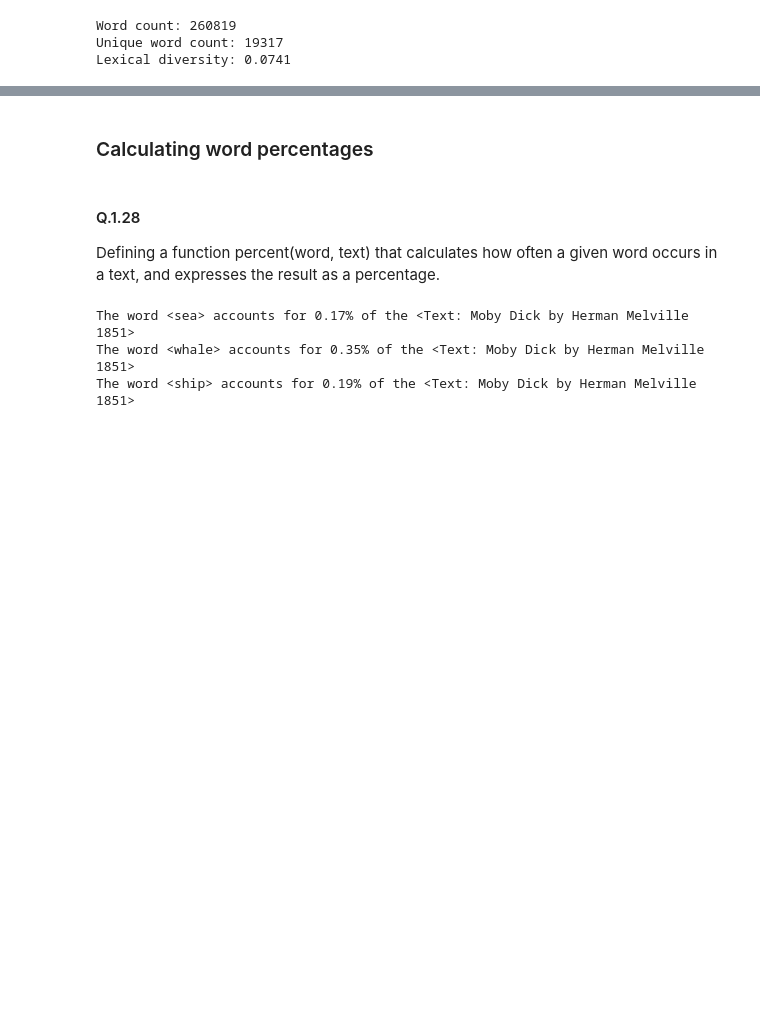
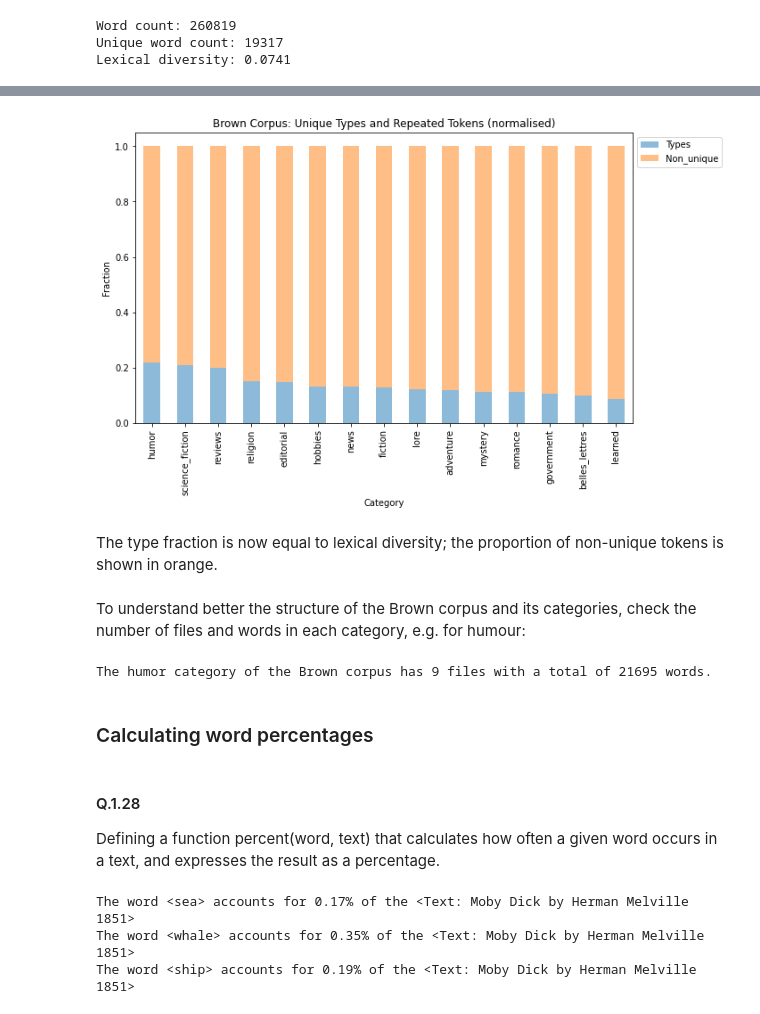
Before and after one commit to ksenia-5/nlp, a Jupyter notebook: natural-language-toolkit-getting-started.ipynb, the cells around one changed output, grey strips where cells are left out. Drawn from its saved outputs; the diff is of its cells as text; code cells hidden in the pictures; blank space fills up the shorter version.

```diff
--- a/natural-language-toolkit-getting-started.ipynb
+++ b/natural-language-toolkit-getting-started.ipynb
@@ -180,0 +198,8 @@ ld_series[["Lexical Diversity"]].plot(kind='bar')
+# %%
+# normalise data to see the ratio of tokens to types and lexical diversity
+# the length of text for each category is set to 1.
+normalised_series = pd.DataFrame()
+normalised_series["Tokens"] = ld_series["Tokens"] / ld_series["Tokens"]
+normalised_series["Types"] = ld_series["Types"] / ld_series["Tokens"]
+normalised_series["Non_unique"] = normalised_series["Tokens"] - normalised_series["Types"]
+normalised_series.head()
@@ -181,3 +214,32 @@ ld_series[["Lexical Diversity"]].plot(kind='bar')
+# %%
+# stacked bar plot
+normalised_series[["Types","Non_unique"]].plot(kind='bar',
+                                               figsize=(10, 6),
+                                               alpha = 0.5,
+                                               stacked=True
+                                              )
+
+plt.title('Brown Corpus: Unique Types and Repeated Tokens (normalised)')
+plt.ylabel('Fraction')
+plt.xlabel('Category')
+
+#place legend in top right corner
+plt.legend(bbox_to_anchor=(1,1), loc="upper left")
+# plt.legend(bbox_to_anchor=(0, 1, 1, 0), loc="lower left", mode="expand", ncol=2)
+
+plt.show()
+# %% [output]
+[figure, added]
+# %% [markdown]
+The type fraction is now equal to lexical diversity; the proportion of non-unique tokens is shown in orange.
+# %% [markdown]
+To understand better the structure of the Brown corpus and its categories, check the number of files and words in each category, e.g. for humour:
+# %%
+n_files_comedy = len(brown.fileids(categories='humor'))
+n_words_comedy = len(brown.words(categories='humor'))
+print("The humor category of the Brown corpus has {} files with a total of {} words.".format(n_files_comedy, n_words_comedy))
+# %% [output]
+The humor category of the Brown corpus has 9 files with a total of 21695 words.
 # %% [markdown]
 ### Calculating word percentages
 # %% [markdown]
```
Also changed, not shown: parts of 30 cells of this notebook.
